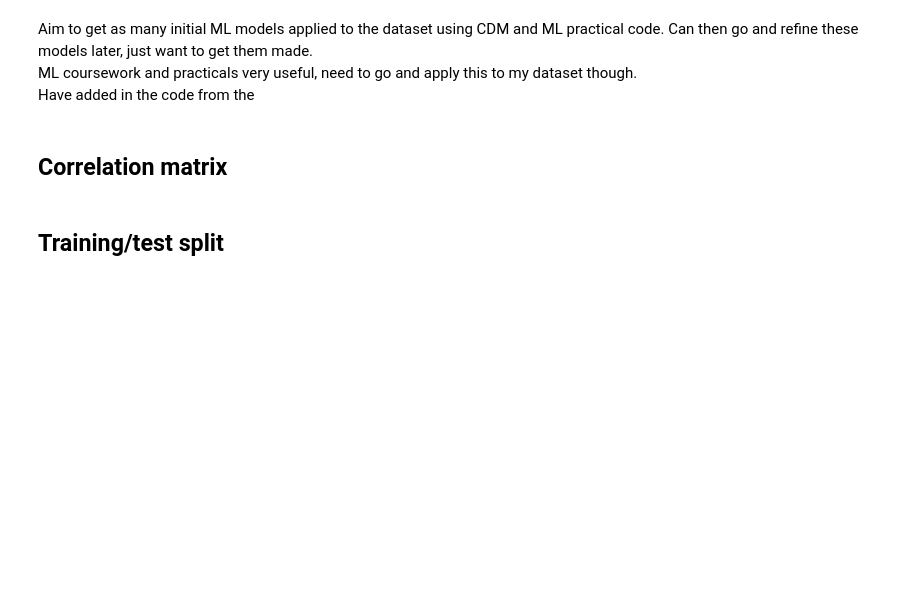
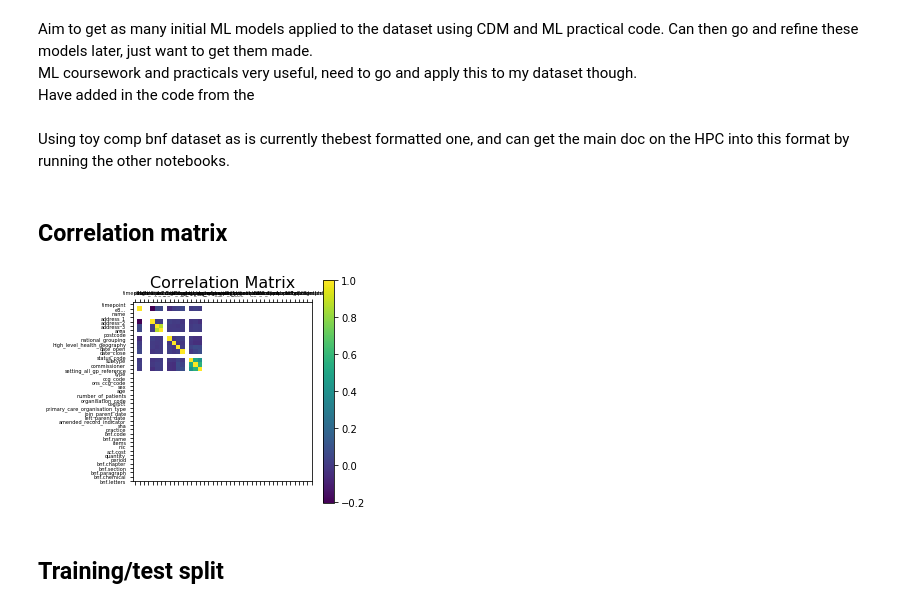
Before and after one commit to Imyyy/ML_Prescribing, a Jupyter notebook: Initial_ML.ipynb, the cells around one changed output. Cells and saved outputs as stored; diff of their text form; code cells hidden in the pictures; blank space fills up the shorter version.

```diff
--- a/Initial_ML.ipynb
+++ b/Initial_ML.ipynb
@@ -16,15 +16,21 @@ def rename_unname(df):
         if col.startswith('Unnamed'):
             df.drop(col,axis=1, inplace=True)
 rename_unname(toycomp)
+# %% [markdown]
+Using toy comp bnf dataset as is currently thebest formatted one, and can get the main doc on the HPC into this format by running the other notebooks.
 # %% [markdown]
 ## Correlation matrix
 # %%
-diag = plt.matshow(data.corr())
+%matplotlib inline
+import matplotlib.pyplot as plt
+diag = plt.matshow(toycomp.corr())
 plt.colorbar(orientation = 'vertical')
 plt.title('Correlation Matrix', fontsize=16)
-plt.xticks(range(len(data.columns)), data.columns, fontsize=5)
-plt.yticks(range(len(data.columns)), data.columns, fontsize=5)
+plt.xticks(range(len(toycomp.columns)), toycomp.columns, fontsize=5)
+plt.yticks(range(len(toycomp.columns)), toycomp.columns, fontsize=5)
 plt.show()
+# %% [output]
+[figure, added]
 # %% [markdown]
 ## Training/test split
 # %%
```
Also changed, not shown: parts of 9 cells of this notebook, 1 other file.
